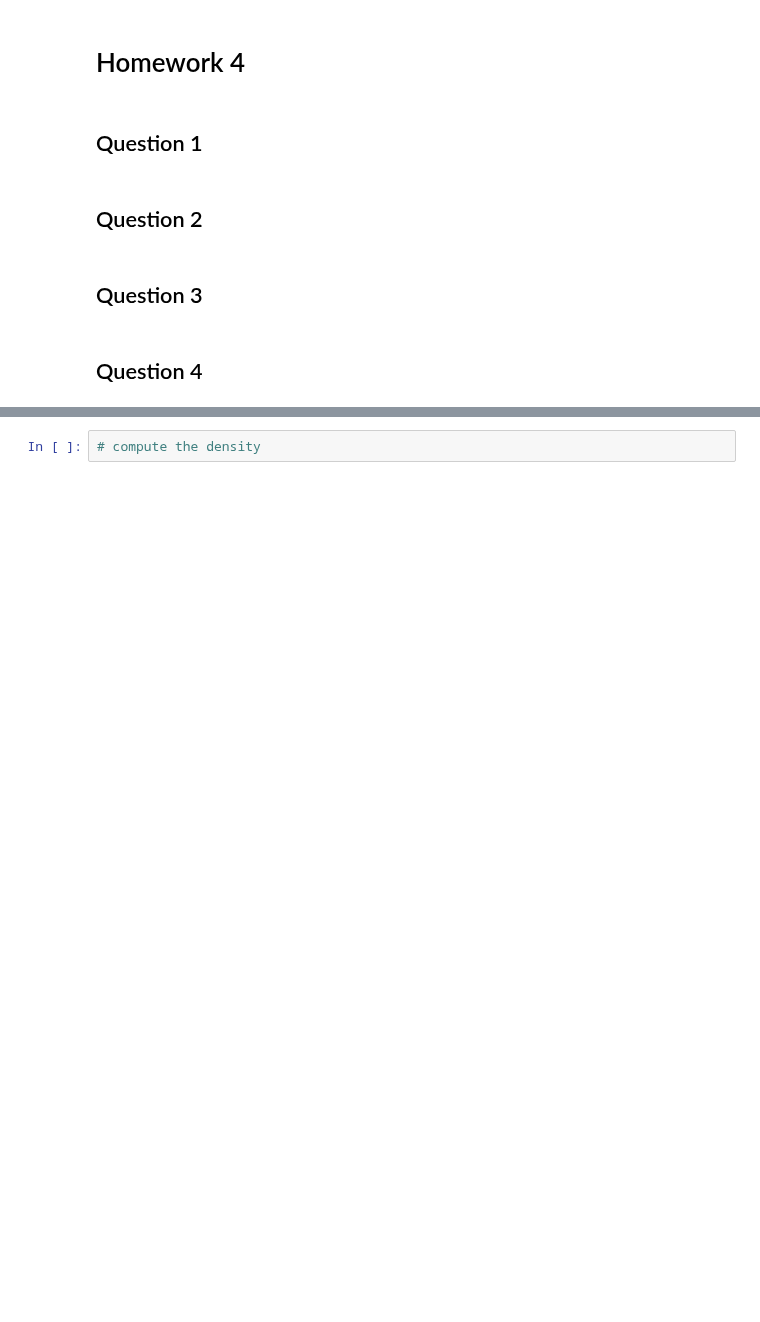
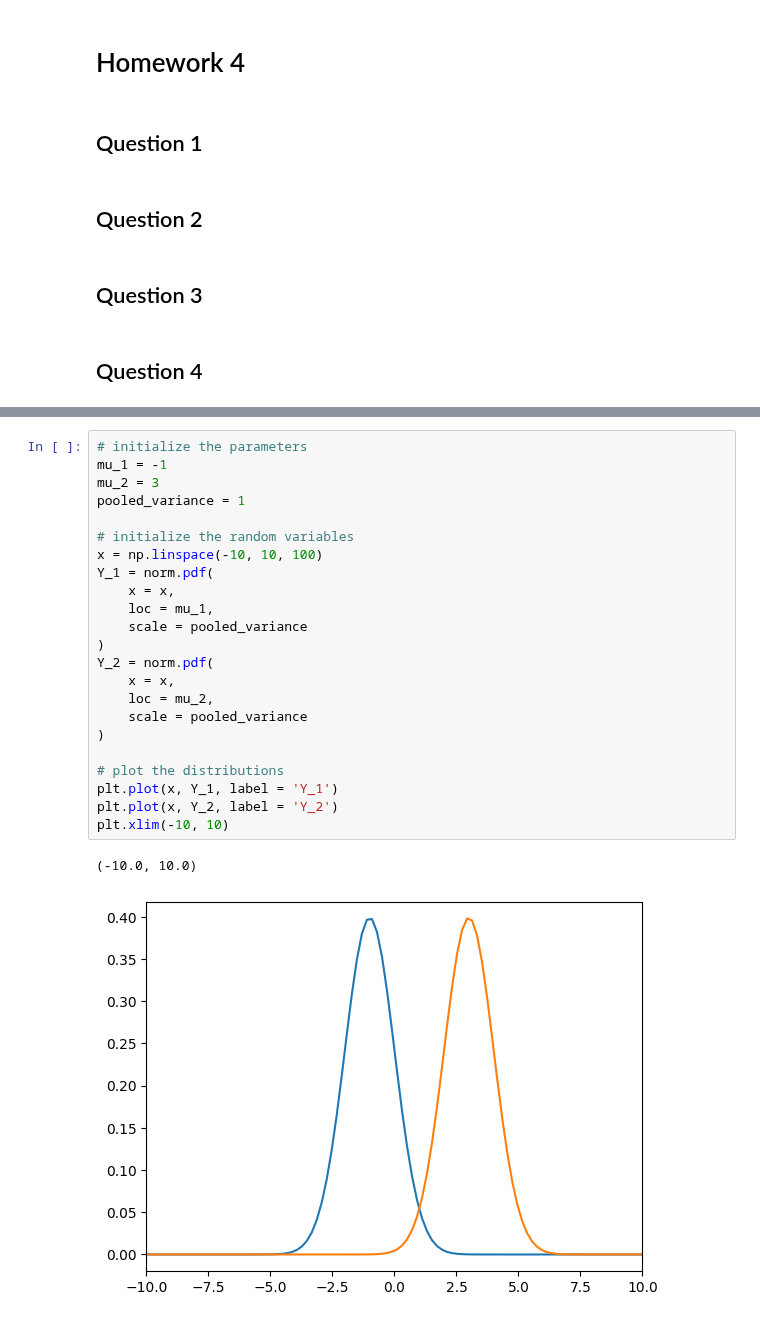
Before and after one commit to kennonstewart/stats_503, a Jupyter notebook: homework_4/homework_4.ipynb, the cells around one changed output, grey strips where cells are left out. Saved outputs shown, nothing was run; the diff lists cells and outputs as text; blank space fills up the shorter version.

```diff
--- a/homework_4/homework_4.ipynb
+++ b/homework_4/homework_4.ipynb
@@ -21,2 +41,26 @@ Assume equal class priors and derive the LDA classification rule for this proble
-# %%
-# compute the density
+# %%
+# initialize the parameters
+mu_1 = -1
+mu_2 = 3
+pooled_variance = 1
+
+# initialize the random variables
+x = np.linspace(-10, 10, 100)
+Y_1 = norm.pdf(
+    x = x,
+    loc = mu_1,
+    scale = pooled_variance
+)
+Y_2 = norm.pdf(
+    x = x,
+    loc = mu_2,
+    scale = pooled_variance
+)
+
+# plot the distributions
+plt.plot(x, Y_1, label = 'Y_1')
+plt.plot(x, Y_2, label = 'Y_2')
+plt.xlim(-10, 10)
+# %% [output]
+(-10.0, 10.0)
+[figure, added]
```
Also changed, not shown: parts of 16 cells of this notebook.
